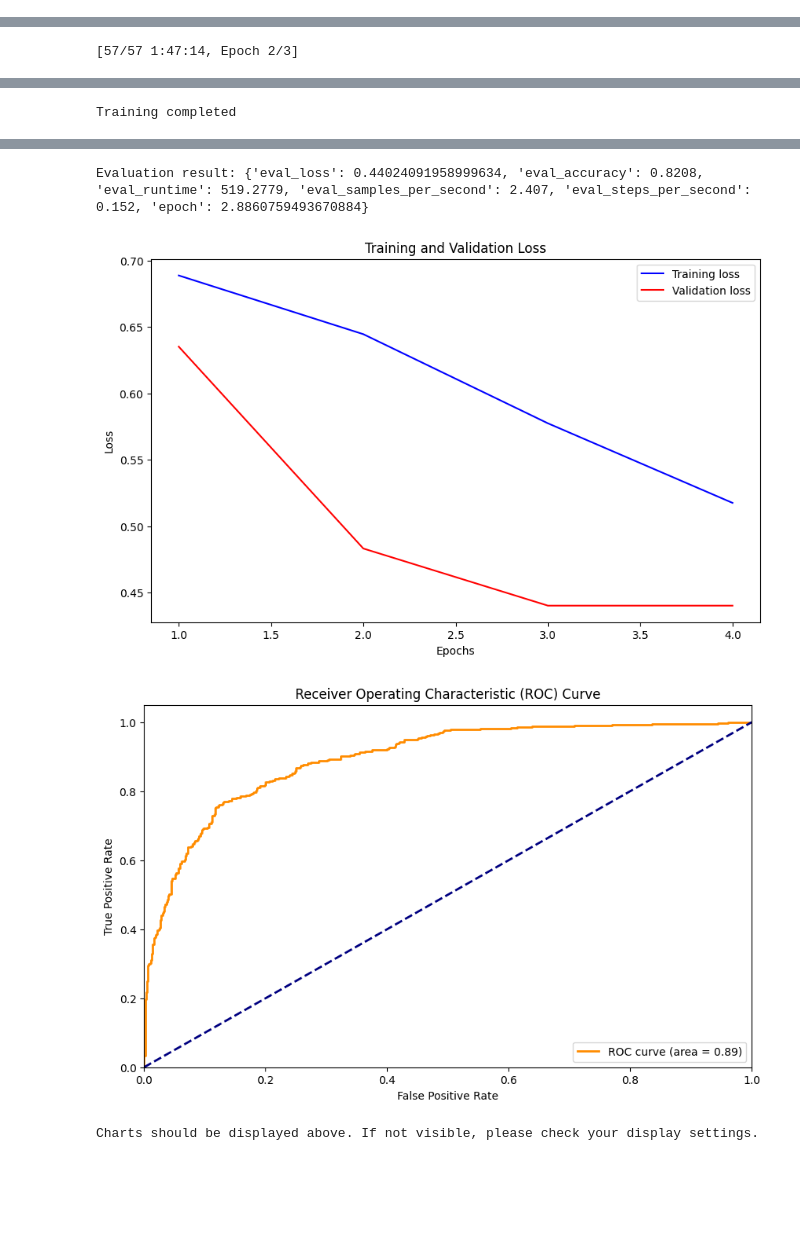
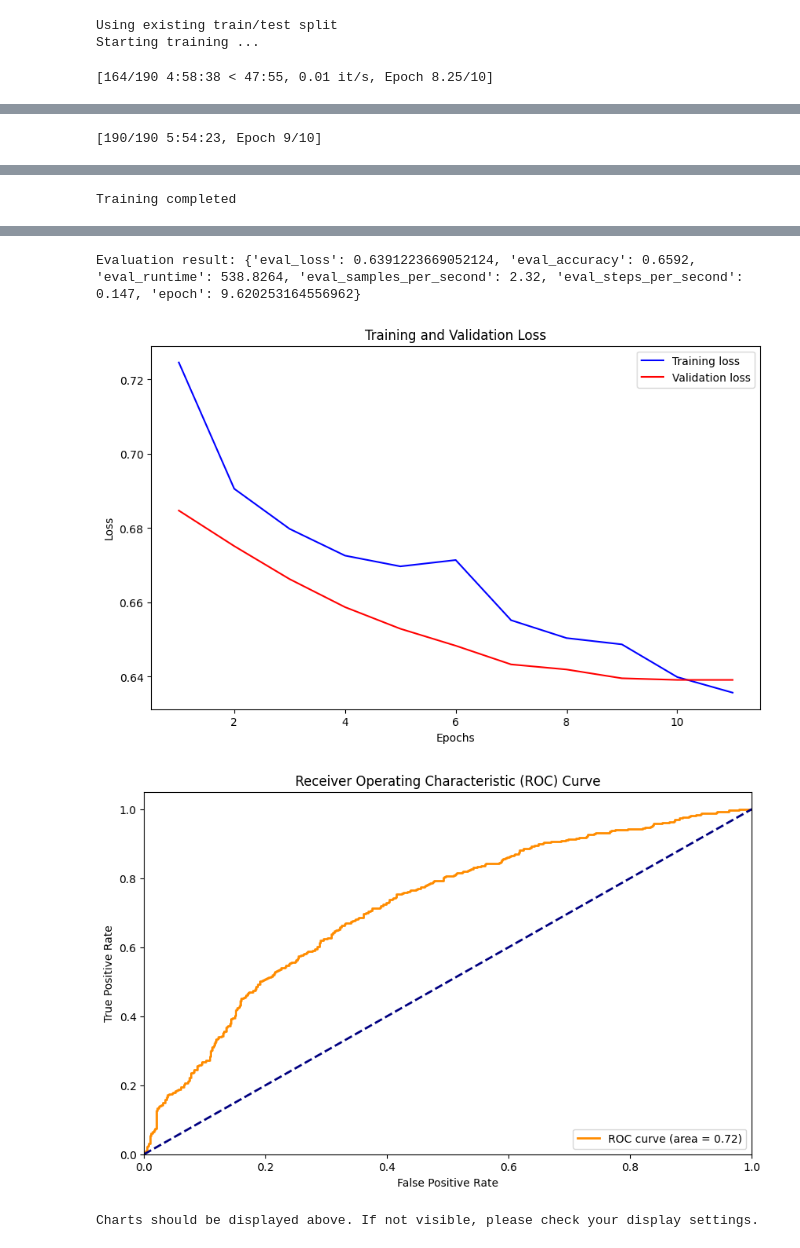
Before and after one commit to dietmarja/LLM-Elements, a Jupyter notebook: model_evaluation/evaluation_03.ipynb, the cells around one changed output, grey strips where cells are left out. Saved outputs shown, nothing was run; the diff lists cells and outputs as text; code cells hidden in the pictures; blank space fills up the shorter version.

```diff
--- a/model_evaluation/evaluation_03.ipynb
+++ b/model_evaluation/evaluation_03.ipynb
@@ -30,7 +30,7 @@ dataset = load_dataset("imdb")
 dataset = dataset.shuffle(seed=42)
 dataset['train'] = dataset['train'].select(range(int(len(dataset['train']) * 0.05)))
 dataset['test'] = dataset['test'].select(range(int(len(dataset['test']) * 0.05)))
-print("5% of IMDB dataset loaded successfully")
+print("1% of IMDB dataset loaded successfully")
 
 # Preprocess the dataset
 def preprocess_function(examples):
@@ -50,7 +50,7 @@ def compute_metrics(eval_pred):
 
 training_args = TrainingArguments(
     output_dir="./results",
-    num_train_epochs=3,
+    num_train_epochs=10,
     per_device_train_batch_size=16,
     per_device_eval_batch_size=16,
     eval_strategy="epoch",
@@ -60,7 +60,7 @@ training_args = TrainingArguments(
     logging_steps=10,
     fp16=True,  # Enable mixed precision training
     gradient_accumulation_steps=4,  # Use gradient accumulation
-    learning_rate=2e-5,  # Adjust the learning rate
+    learning_rate=2e-6  # Adjust the learning rate
 )
 
 # Split the dataset into train and validation sets
@@ -143 +140,4 @@ Starting training ...
+Using existing train/test split
+Starting training ...
+[164/190 4:58:38 < 47:55, 0.01 it/s, Epoch 8.25/10]
 | Epoch | Training Loss | Validation Loss | Accuracy |
@@ -146,2 +151,2 @@ Starting training ...
-[57/57 1:47:14, Epoch 2/3]
+[190/190 5:54:23, Epoch 9/10]
 | Epoch | Training Loss | Validation Loss | Accuracy |
@@ -151,6 +161,6 @@ Starting training ...
-Training completed
+Training completed
 [interactive output not drawn]
-Evaluation result: {'eval_loss': 0.44024091958999634, 'eval_accuracy': 0.8208, 'eval_runtime': 519.2779, 'eval_samples_per_second': 2.407, 'eval_steps_per_second': 0.152, 'epoch': 2.8860759493670884}
+Evaluation result: {'eval_loss': 0.6391223669052124, 'eval_accuracy': 0.6592, 'eval_runtime': 538.8264, 'eval_samples_per_second': 2.32, 'eval_steps_per_second': 0.147, 'epoch': 9.620253164556962}
-[figure, old version]
+[figure, new version]
-[figure, old version]
+[figure, new version]
-Charts should be displayed above. If not visible, please check your display settings.
+Charts should be displayed above. If not visible, please check your display settings.
```
Also changed, not shown: parts of 1 cell of this notebook.
